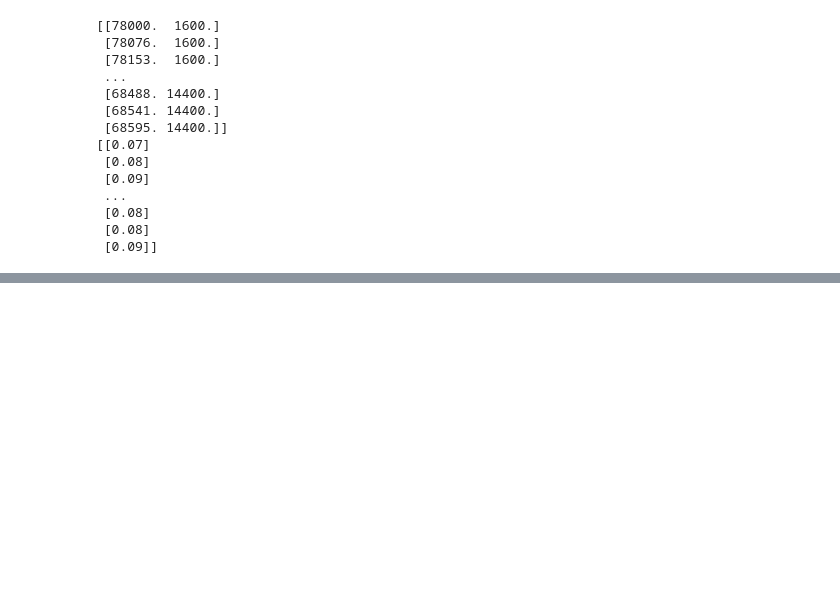
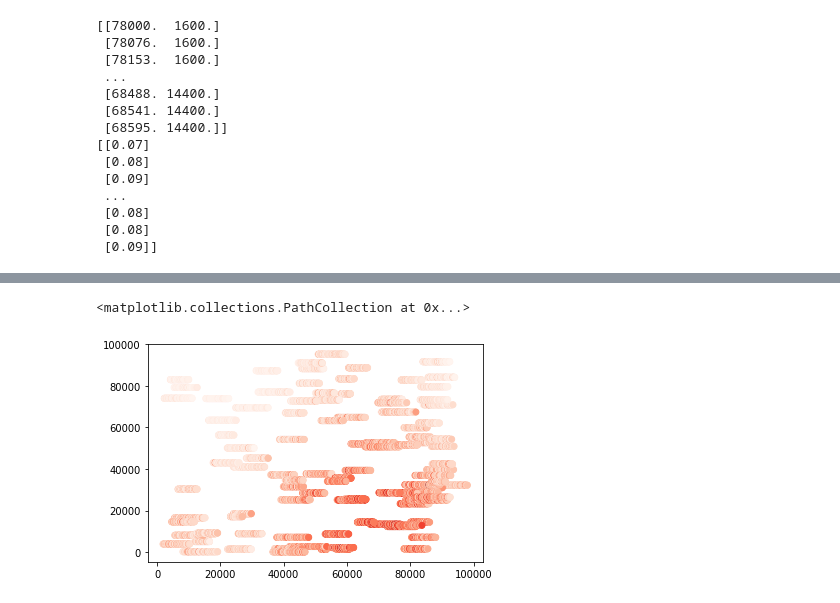
Before and after one commit to fang-helen/Final-Project-FRI, a Jupyter notebook: Final Project FRI.ipynb, the cells around one changed output, grey strips where cells are left out. Drawn from its saved outputs; the diff is of its cells as text; code cells hidden in the pictures; blank space fills up the shorter version.

```diff
--- a/Final Project FRI.ipynb
+++ b/Final Project FRI.ipynb
@@ -388,0 +458,5 @@ plt.scatter(easting,northing, c = porosity, cmap = "Reds")
+# %%
+plt.scatter(easting, northing, c = permeability, cmap = "Reds")
+# %% [output]
+<matplotlib.collections.PathCollection at 0x...>
+[figure, added]
```
Also changed, not shown: parts of 19 cells of this notebook.
